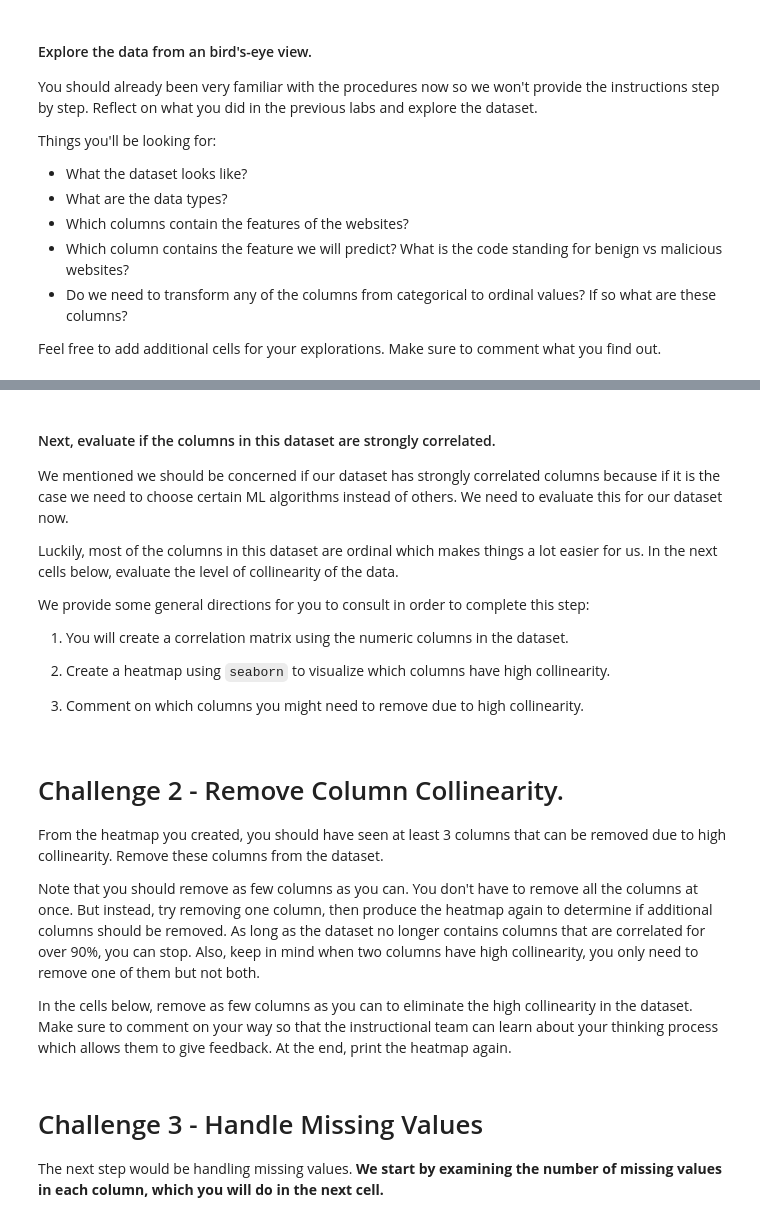
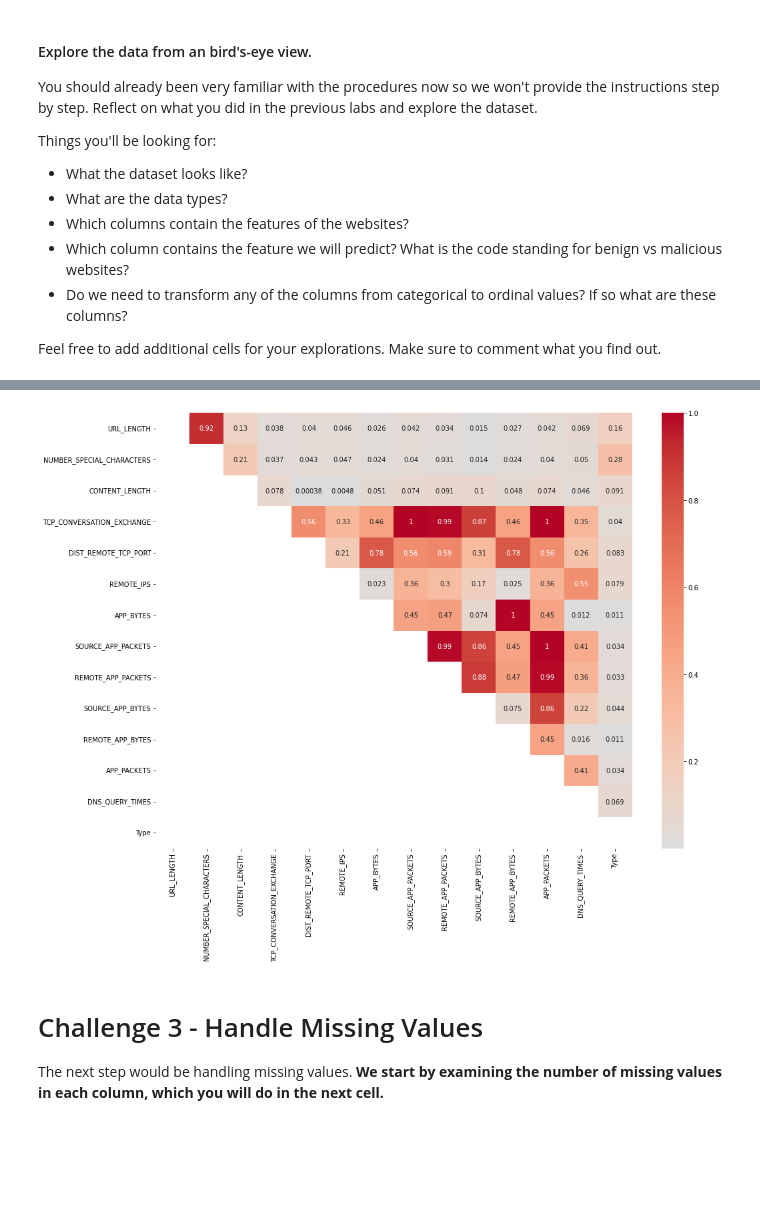
Before and after one commit to Ironhack-data-bcn-january-2023/lab-supervised-learning, a Jupyter notebook: your-code/main.ipynb, the cells around one changed output, grey strips where cells are left out. Cells and saved outputs as stored; diff of their text form; code cells hidden in the pictures; blank space fills up the shorter version.

Commit message:
graham supervised learning lab

```diff
--- a/your-code/main.ipynb
+++ b/your-code/main.ipynb
@@ -37,16 +110,8 @@ Feel free to add additional cells for your explorations. Make sure to comment wh
+# %%
+upper_triangle = corr_matrix.where(np.triu(np.ones(corr_matrix.shape, dtype=np.bool_), k=1))
+
+to_drop = [column for column in upper_triangle.columns if any(upper_triangle[column] > 0.9)]
+
+websites= websites.drop(to_drop, axis=1)
 # %%
 # Your comment here
-# %% [markdown]
-#### Next, evaluate if the columns in this dataset are strongly correlated.
-
-We mentioned we should be concerned if our dataset has strongly correlated columns because if it is the case we need to choose certain ML algorithms instead of others. We need to evaluate this for our dataset now.
-
-Luckily, most of the columns in this dataset are ordinal which makes things a lot easier for us. In the next cells below, evaluate the level of collinearity of the data.
-
-We provide some general directions for you to consult in order to complete this step:
-
-1. You will create a correlation matrix using the numeric columns in the dataset.
-
-1. Create a heatmap using `seaborn` to visualize which columns have high collinearity.
-
-1. Comment on which columns you might need to remove due to high collinearity.
@@ -57,8 +117,0 @@ We provide some general directions for you to consult in order to complete this
-# %% [markdown]
-# Challenge 2 - Remove Column Collinearity.
-
-From the heatmap you created, you should have seen at least 3 columns that can be removed due to high collinearity. Remove these columns from the dataset.
-
-Note that you should remove as few columns as you can. You don't have to remove all the columns at once. But instead, try removing one column, then produce the heatmap again to determine if additional columns should be removed. As long as the dataset no longer contains columns that are correlated for over 90%, you can stop. Also, keep in mind when two columns have high collinearity, you only need to remove one of them but not both.
-
-In the cells below, remove as few columns as you can to eliminate the high collinearity in the dataset. Make sure to comment on your way so that the instructional team can learn about your thinking process which allows them to give feedback. At the end, print the heatmap again.
@@ -71,3 +118,10 @@ In the cells below, remove as few columns as you can to eliminate the high colli
+# %%
+# Print heatmap again
+plt.figure(figsize=(16, 12))
+sns.heatmap(upper_triangle, cmap='coolwarm', annot=True, center=0)
+plt.show()
+# %% [output]
+[figure, added]
 # %% [markdown]
 # Challenge 3 - Handle Missing Values
 
```
Also changed, not shown: parts of 58 cells of this notebook.
